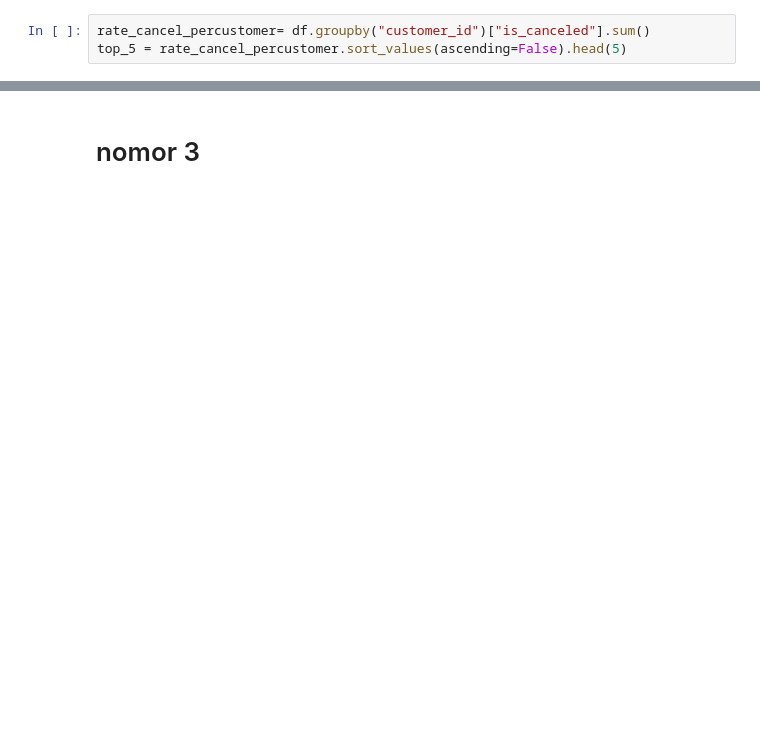
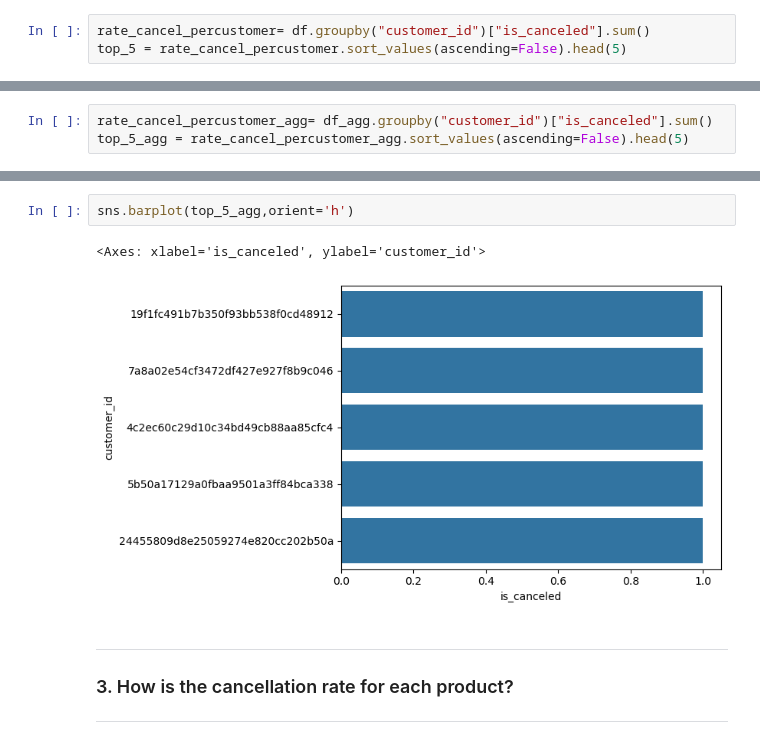
Before and after one commit to FTDS-assignment-bay/p2-final-project-ftds-051-rmt-group-001, a Jupyter notebook: EDA/EDA ver_1.ipynb, the cells around one changed output, grey strips where cells are left out. Cells and saved outputs as stored; diff of their text form; blank space fills up the shorter version.

```diff
--- a/EDA/EDA ver_1.ipynb
+++ b/EDA/EDA ver_1.ipynb
@@ -240,0 +222,3 @@ Name: is_canceled, dtype: int64
+# %%
+rate_cancel_percustomer_agg= df_agg.groupby("customer_id")["is_canceled"].sum()
+top_5_agg = rate_cancel_percustomer_agg.sort_values(ascending=False).head(5)
@@ -241,2 +241,9 @@ Name: is_canceled, dtype: int64
+# %%
+sns.barplot(top_5_agg,orient='h')
+# %% [output]
+<Axes: xlabel='is_canceled', ylabel='customer_id'>
+[figure, added]
 # %% [markdown]
-# nomor 3
+---
+### 3. How is the cancellation rate for each product?
+---
```
Also changed, not shown: parts of 28 cells of this notebook.
